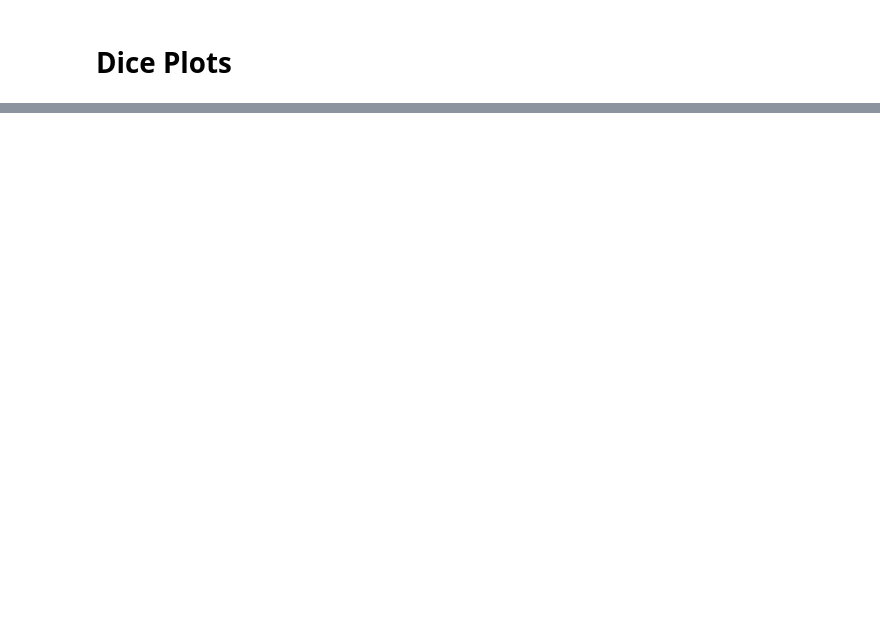
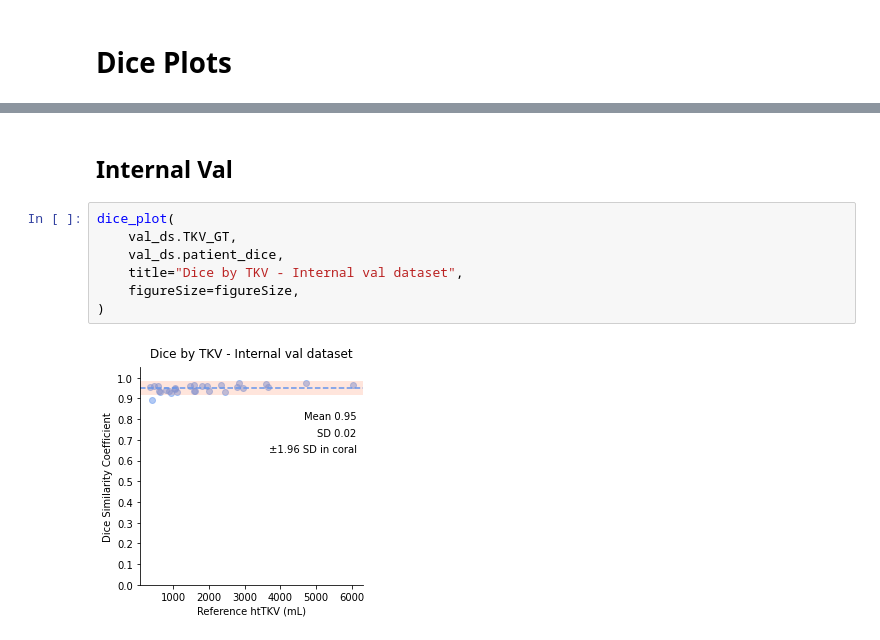
Before and after one commit to aksg87/adpkd-segmentation-pytorch, a Jupyter notebook: results/bland_altman.ipynb, the cells around one changed output, grey strips where cells are left out. Saved outputs shown, nothing was run; the diff lists cells and outputs as text; blank space fills up the shorter version.

```diff
--- a/results/bland_altman.ipynb
+++ b/results/bland_altman.ipynb
@@ -253,0 +342,11 @@ dice_plot(
+# %% [markdown]
+## Internal Val
+# %%
+dice_plot(
+    val_ds.TKV_GT,
+    val_ds.patient_dice,
+    title="Dice by TKV - Internal val dataset",
+    figureSize=figureSize,
+)
+# %% [output]
+[figure, added]
```
Also changed, not shown: parts of 16 cells of this notebook.
